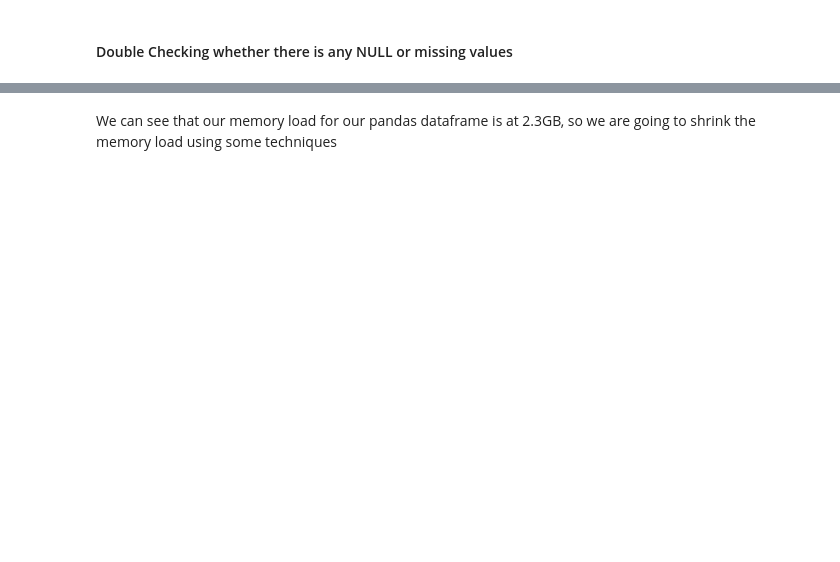
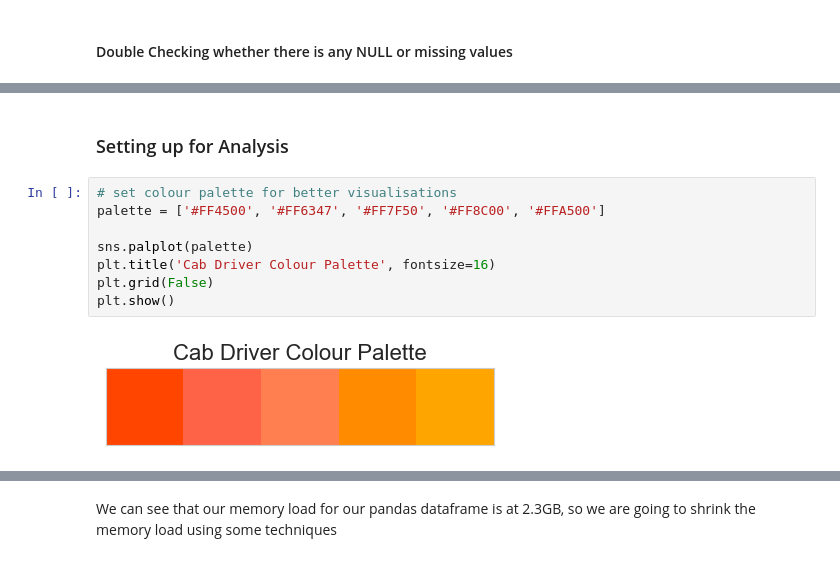
Before and after one commit to errnasty/Cab-Data-Analysis, a Jupyter notebook: EDA.ipynb, the cells around one changed output, grey strips where cells are left out. Drawn from its saved outputs; the diff is of its cells as text; blank space fills up the shorter version.

```diff
--- a/EDA.ipynb
+++ b/EDA.ipynb
@@ -60,0 +68,12 @@ dtype: int64
+# %% [markdown]
+### Setting up for Analysis
+# %%
+# set colour palette for better visualisations
+palette = ['#FF4500', '#FF6347', '#FF7F50', '#FF8C00', '#FFA500']
+
+sns.palplot(palette)
+plt.title('Cab Driver Colour Palette', fontsize=16)
+plt.grid(False)
+plt.show()
+# %% [output]
+[figure, added]
```
Also changed, not shown: parts of 37 cells of this notebook.
